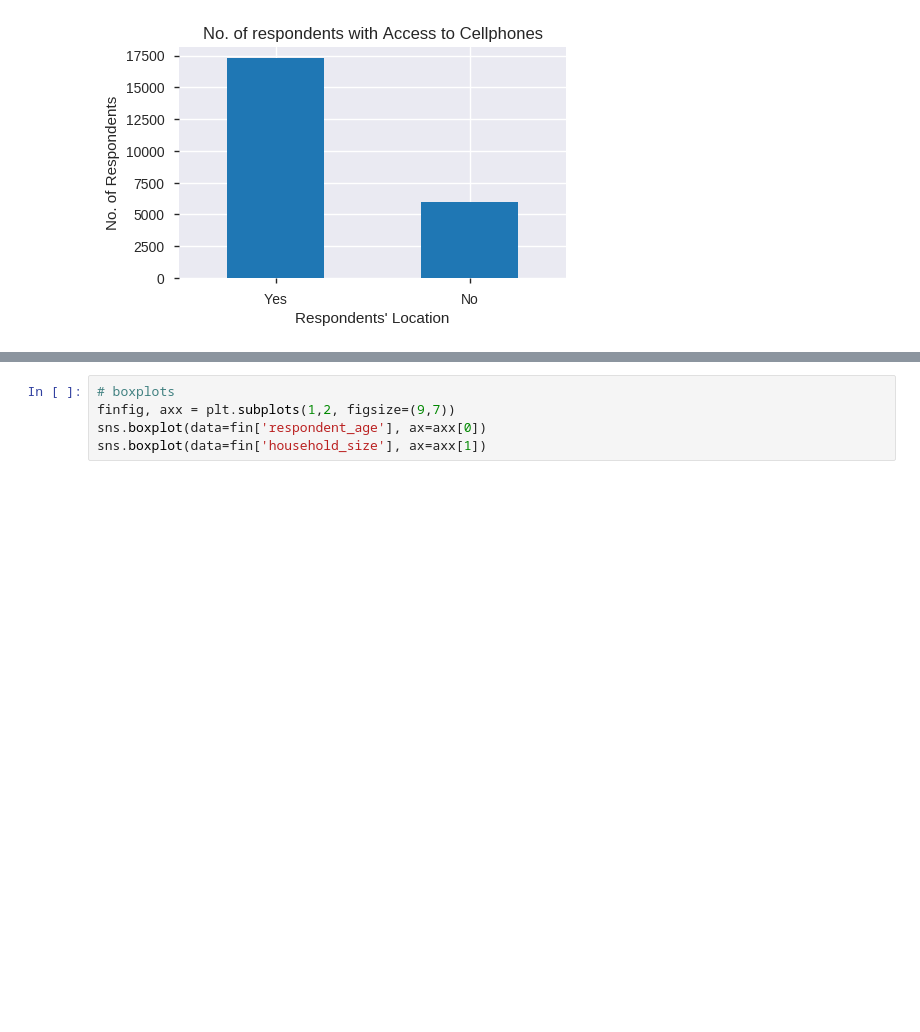
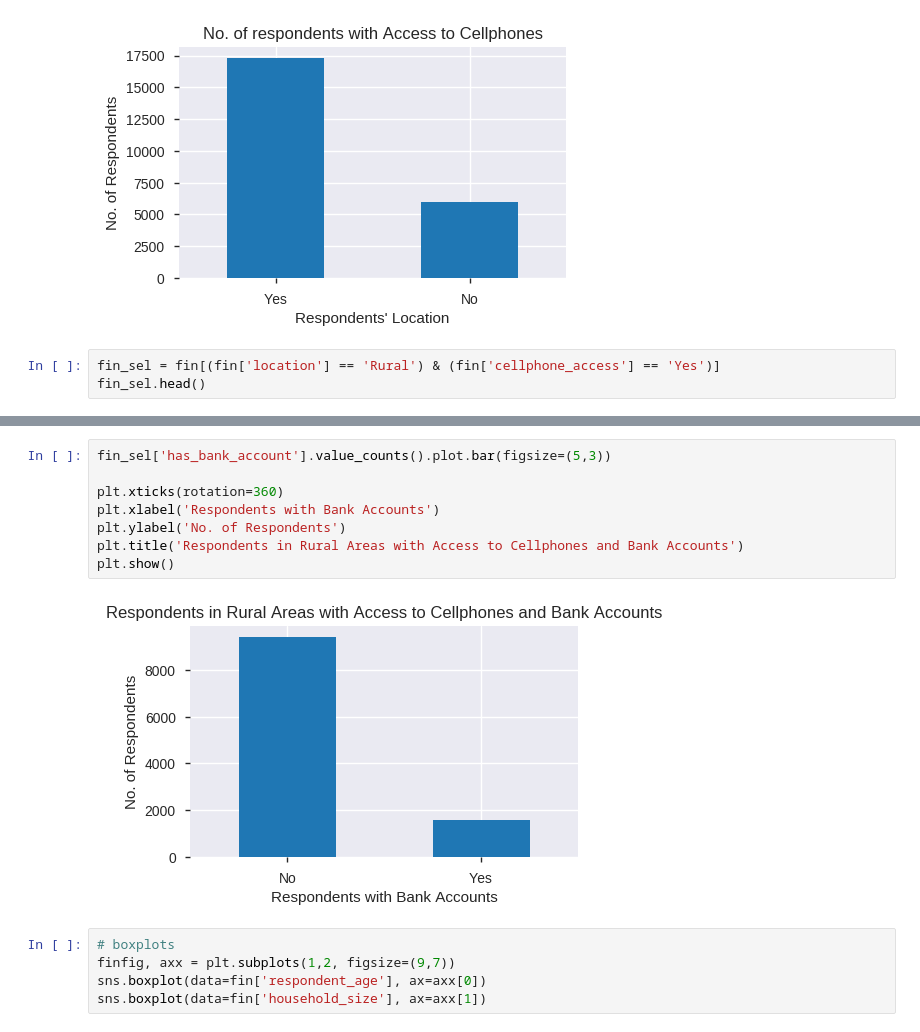
Before and after one commit to booorayan/fin_inclusion_pj, a Jupyter notebook: Financial_Inclusion_Project_1.ipynb, the cells around one changed output, grey strips where cells are left out. Cells and saved outputs as stored; diff of their text form; blank space fills up the shorter version.

```diff
--- a/Financial_Inclusion_Project_1.ipynb
+++ b/Financial_Inclusion_Project_1.ipynb
@@ -469,3 +468,6 @@ plt.title('No. of respondents with Access to Cellphones')
 plt.show()
 # %% [output]
 [figure]
+# %%
+fin_sel = fin[(fin['location'] == 'Rural') & (fin['cellphone_access'] == 'Yes')]
+fin_sel.head()
@@ -472,3 +481,13 @@ plt.show()
+# %%
+fin_sel['has_bank_account'].value_counts().plot.bar(figsize=(5,3))
+
+plt.xticks(rotation=360)
+plt.xlabel('Respondents with Bank Accounts')
+plt.ylabel('No. of Respondents')
+plt.title('Respondents in Rural Areas with Access to Cellphones and Bank Accounts')
+plt.show()
+# %% [output]
+[figure, added]
 # %%
 # boxplots
 finfig, axx = plt.subplots(1,2, figsize=(9,7))
```
Also changed, not shown: parts of 14 cells of this notebook.
